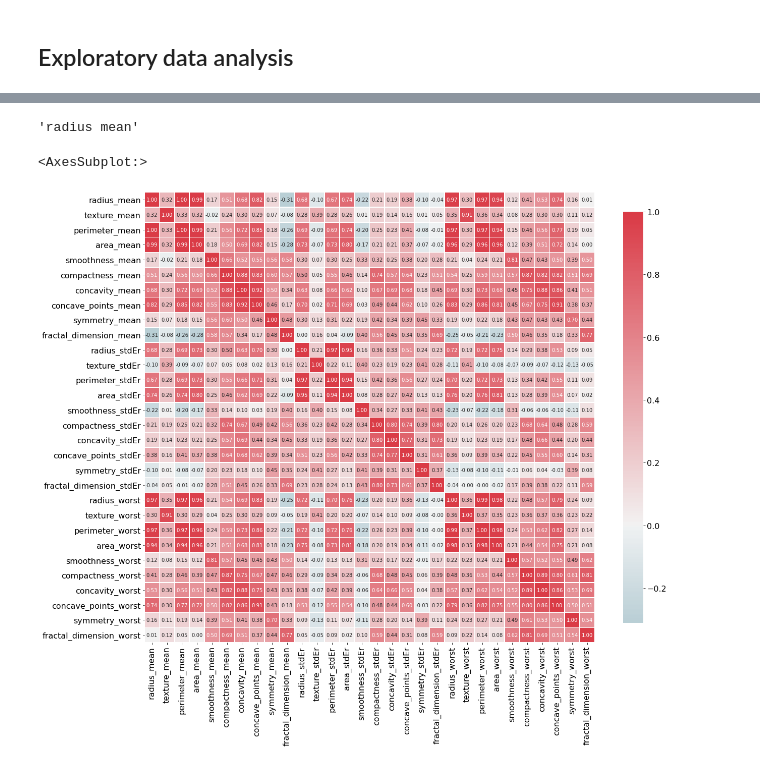
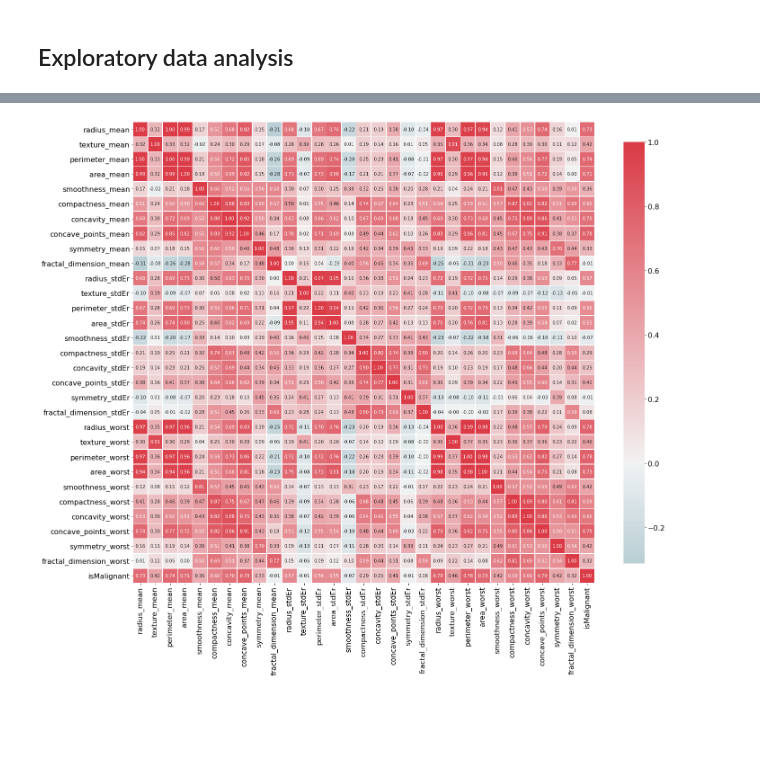
Before and after one commit to csparanjape/breast_cancer_diagnosis, a Jupyter notebook: 01_Data_Cleaning.ipynb, the cells around one changed output, grey strips where cells are left out. Saved outputs shown, nothing was run; the diff lists cells and outputs as text; code cells hidden in the pictures; blank space fills up the shorter version.

```diff
--- a/01_Data_Cleaning.ipynb
+++ b/01_Data_Cleaning.ipynb
@@ -128,0 +131,4 @@ There are 569 entries with no missing values.
+# %%
+df['isMalignant']=pd.get_dummies(df['Diagnosis'],drop_first=True)
+# %%
+df.drop(['Diagnosis'],axis=1,inplace=True)
@@ -205,11 +227,7 @@ featureName='radius_mean'
-# %%
-' '.join(featureName.split('_'))
-# %% [output]
-'radius mean'
 # %%
-fig=plt.figure(figsize=(20,20))
+fig=plt.figure(figsize=(23,23))
 cmap = sns.diverging_palette(220, 10, as_cmap=True)
 sns.heatmap(df.corr(),cmap=cmap, vmax=1.0, center=0, fmt='.2f',square=True, linewidths=.5, annot=True, cbar_kws={"shrink": .75})
+plt.show()
 # %% [output]
-<AxesSubplot:>
-[figure, old version]
+[figure, new version]
```
Also changed, not shown: parts of 11 cells of this notebook, 1 other file.
